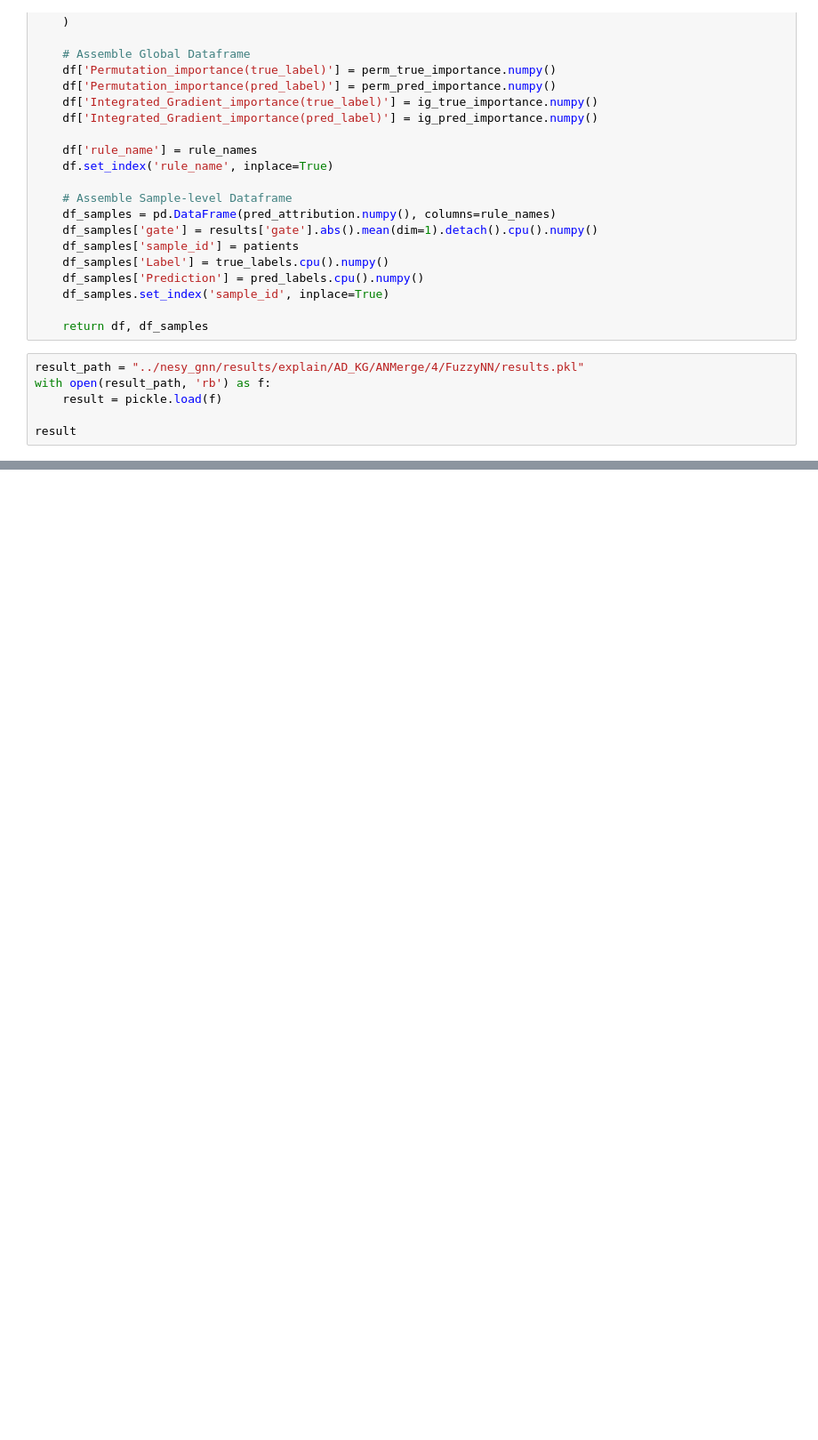
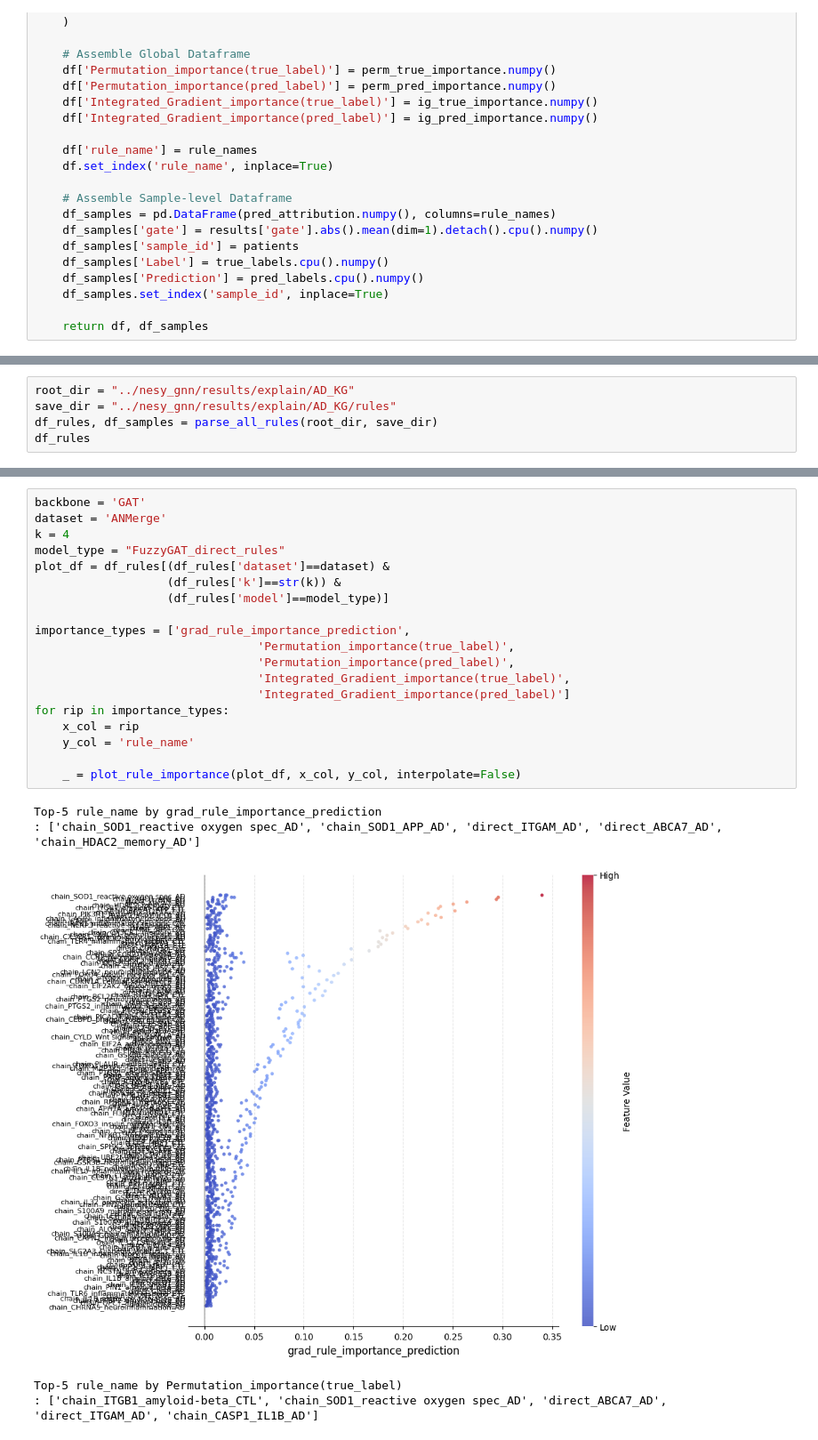
Before and after one commit to Xiaoxuan-Yu-ty/HybridKG, a Jupyter notebook: nesy_gnn/rule_analysis.ipynb, the cells around one changed output, grey strips where cells are left out. Shown at 89% size. Drawn from its saved outputs; the diff is of its cells as text; blank space fills up the shorter version.

Commit message:
update results analysis

```diff
--- a/nesy_gnn/rule_analysis.ipynb
+++ b/nesy_gnn/rule_analysis.ipynb
@@ -903,9 +903,3 @@ def explain(model: nn.Module,
     df_samples.set_index('sample_id', inplace=True)
 
     return df, df_samples
-# %%
-result_path = "../nesy_gnn/results/explain/AD_KG/ANMerge/4/FuzzyNN/results.pkl"
-with open(result_path, 'rb') as f:
-    result = pickle.load(f)
-
-result
@@ -929,0 +988,5 @@ result
+# %%
+root_dir = "../nesy_gnn/results/explain/AD_KG"
+save_dir = "../nesy_gnn/results/explain/AD_KG/rules"
+df_rules, df_samples = parse_all_rules(root_dir, save_dir)
+df_rules
@@ -929,0 +1124,25 @@ result
+# %%
+backbone = 'GAT'
+dataset = 'ANMerge'
+k = 4
+model_type = "FuzzyGAT_direct_rules"
+plot_df = df_rules[(df_rules['dataset']==dataset) &
+                   (df_rules['k']==str(k)) &
+                   (df_rules['model']==model_type)]
+
+importance_types = ['grad_rule_importance_prediction',
+                                'Permutation_importance(true_label)',
+                                'Permutation_importance(pred_label)',
+                                'Integrated_Gradient_importance(true_label)',
+                                'Integrated_Gradient_importance(pred_label)']
+for rip in importance_types:
+    x_col = rip
+    y_col = 'rule_name'
+
+    _ = plot_rule_importance(plot_df, x_col, y_col, interpolate=False)
+# %% [output]
+Top-5 rule_name by grad_rule_importance_prediction
+: ['chain_SOD1_reactive oxygen spec_AD', 'chain_SOD1_APP_AD', 'direct_ITGAM_AD', 'direct_ABCA7_AD', 'chain_HDAC2_memory_AD']
+[figure, added]
+Top-5 rule_name by Permutation_importance(true_label)
+: ['chain_ITGB1_amyloid-beta_CTL', 'chain_SOD1_reactive oxygen spec_AD', 'direct_ABCA7_AD', 'direct_ITGAM_AD', 'chain_CASP1_IL1B_AD']
```
Also changed, not shown: parts of 12 cells of this notebook, 2 other files.
